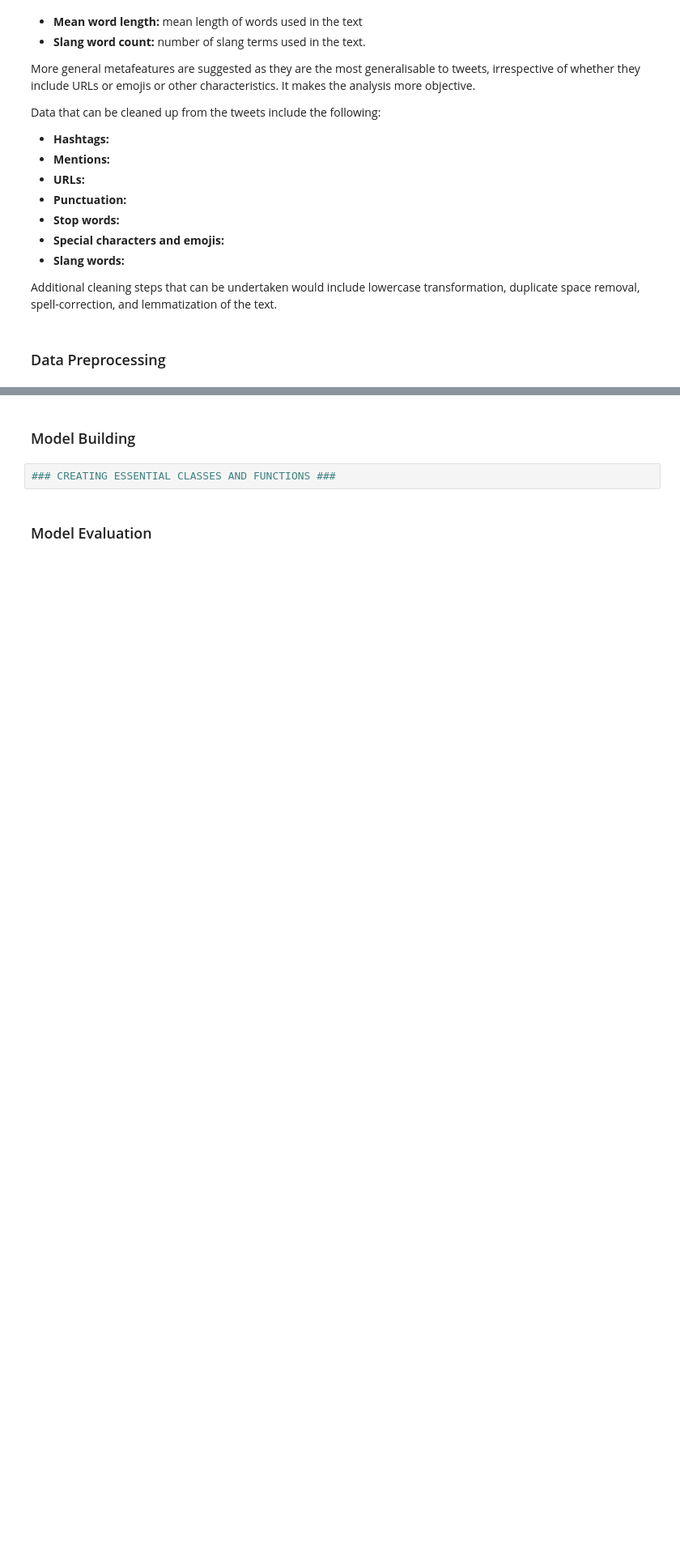
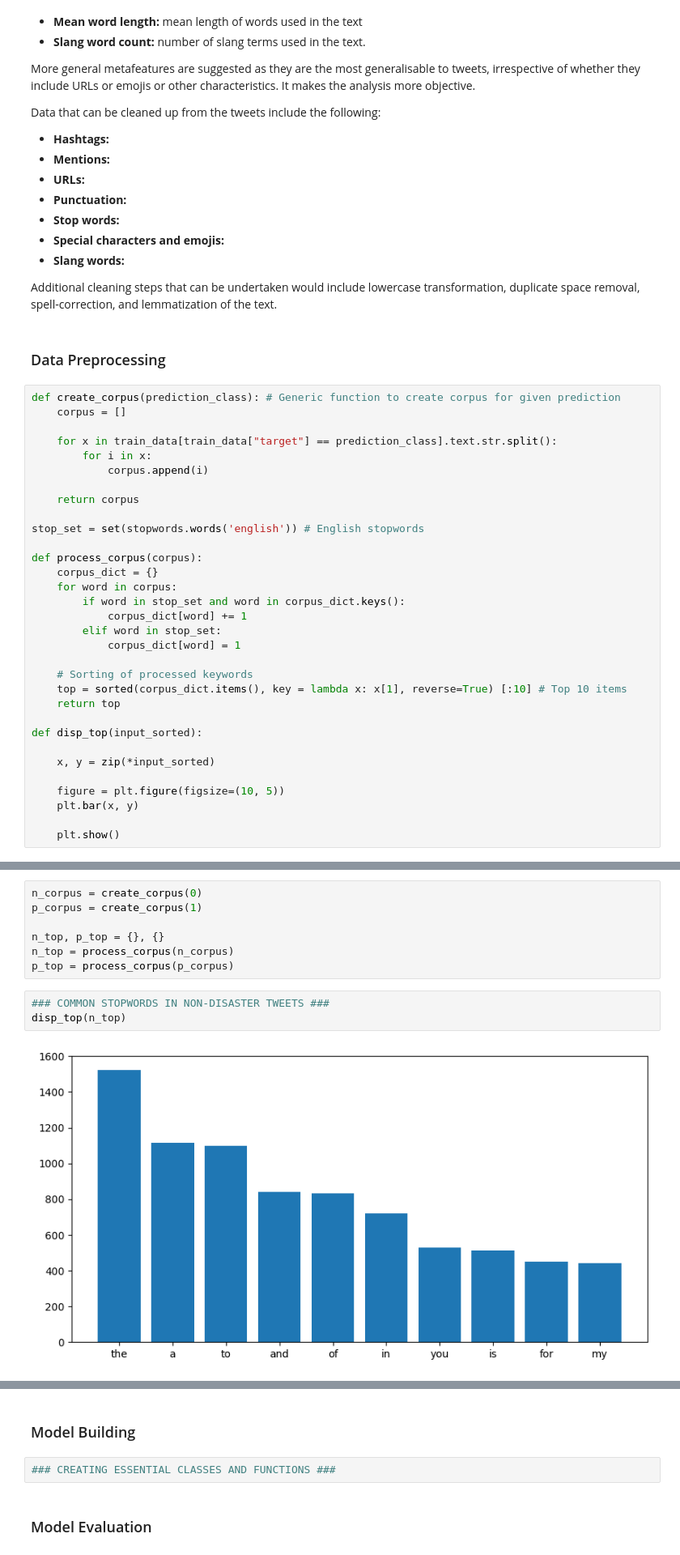
Before and after one commit to T2LIPthedeveloper/ML-and-AI-Projects, a Jupyter notebook: NLP-with-Disaster-Tweets/disaster_tweets_v1.ipynb, the cells around one changed output, grey strips where cells are left out. Shown: that part at 81% size. Drawn from its saved outputs; the diff is of its cells as text; blank space fills up the shorter version.

```diff
--- a/NLP-with-Disaster-Tweets/disaster_tweets_v1.ipynb
+++ b/NLP-with-Disaster-Tweets/disaster_tweets_v1.ipynb
@@ -156,3 +167,35 @@ Data that can be cleaned up from the tweets include the following:
 Additional cleaning steps that can be undertaken would include lowercase transformation, duplicate space removal, spell-correction, and lemmatization of the text.
 # %% [markdown]
 ### Data Preprocessing
+# %%
+def create_corpus(prediction_class): # Generic function to create corpus for given prediction
+    corpus = []
+
+    for x in train_data[train_data["target"] == prediction_class].text.str.split():
+        for i in x:
+            corpus.append(i)
+
+    return corpus
+
+stop_set = set(stopwords.words('english')) # English stopwords
+
+def process_corpus(corpus):
+    corpus_dict = {}
+    for word in corpus:
+        if word in stop_set and word in corpus_dict.keys():
+            corpus_dict[word] += 1
+        elif word in stop_set:
+            corpus_dict[word] = 1
+
+    # Sorting of processed keywords
+    top = sorted(corpus_dict.items(), key = lambda x: x[1], reverse=True) [:10] # Top 10 items
+    return top
+
+def disp_top(input_sorted):
+
+    x, y = zip(*input_sorted)
+
+    figure = plt.figure(figsize=(10, 5))
+    plt.bar(x, y)
+
+    plt.show()
@@ -158,0 +204,12 @@ Additional cleaning steps that can be undertaken would include lowercase transfo
+# %%
+n_corpus = create_corpus(0)
+p_corpus = create_corpus(1)
+
+n_top, p_top = {}, {}
+n_top = process_corpus(n_corpus)
+p_top = process_corpus(p_corpus)
+# %%
+### COMMON STOPWORDS IN NON-DISASTER TWEETS ###
+disp_top(n_top)
+# %% [output]
+[figure, added]
```
Also changed, not shown: parts of 11 cells of this notebook, 11 other files.
